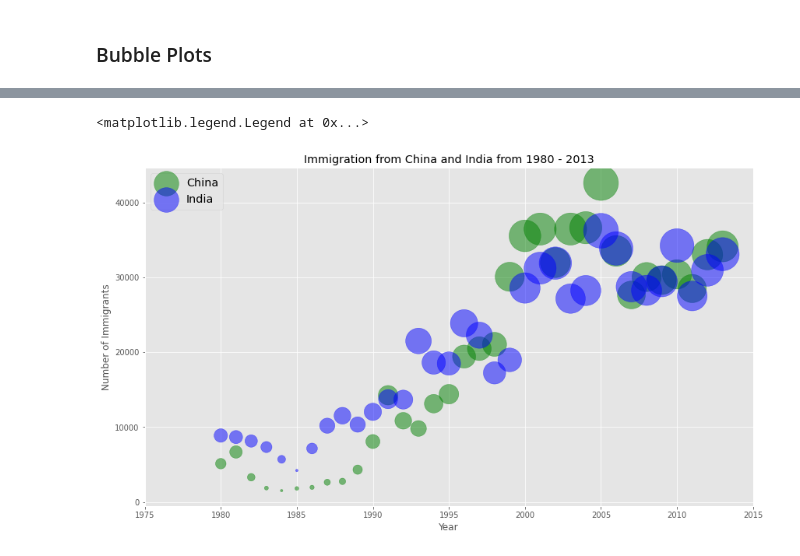
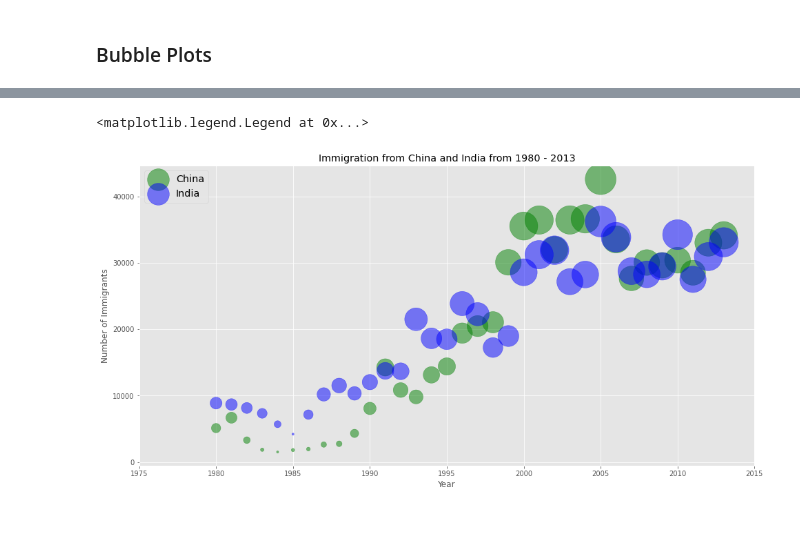
Before and after one commit to RenatoPeG/portfolio, a Jupyter notebook: Scatter Plots and Bubble Plots/Scatter Plots and Bubble Plots.ipynb, the cells around one changed output, grey strips where cells are left out. Cells and saved outputs as stored; diff of their text form; code cells hidden in the pictures; blank space fills up the shorter version.

```diff
--- a/Scatter Plots and Bubble Plots/Scatter Plots and Bubble Plots.ipynb
+++ b/Scatter Plots and Bubble Plots/Scatter Plots and Bubble Plots.ipynb
@@ -146,29 +146,29 @@ ax0.legend(['Brazil', 'Argentina'], loc='upper left', fontsize='x-large')
 # %%
 norm_china = (df_can_t['China'] - df_can_t['China'].min()) / (df_can_t['China'].max() - df_can_t['China'].min())
 norm_india = (df_can_t['India'] - df_can_t['India'].min()) / (df_can_t['India'].max() - df_can_t['India'].min())
 
 ax0 = df_can_t.plot(kind='scatter',
                     x='Year',
                     y='China',
-                    figsize=(14, 8),
+                    figsize=(16, 8),
                     alpha=0.5,                  # transparency
                     color='green',
                     s=norm_china * 2000 + 10,  # pass in weights
                     xlim=(1975, 2015)
                    )
 
 ax1 = df_can_t.plot(kind='scatter',
                     x='Year',
                     y='India',
                     alpha=0.5,
                     color="blue",
                     s=norm_india * 2000 + 10,
                     ax = ax0
                    )
 
 ax0.set_ylabel('Number of Immigrants')
 ax0.set_title('Immigration from China and India from 1980 - 2013')
 ax0.legend(['China', 'India'], loc='upper left', fontsize='x-large')
 # %% [output]
 <matplotlib.legend.Legend at 0x...>
-[figure, old version]
+[figure, new version]
```
Also changed, not shown: parts of 1 cell of this notebook, 3 other files.
